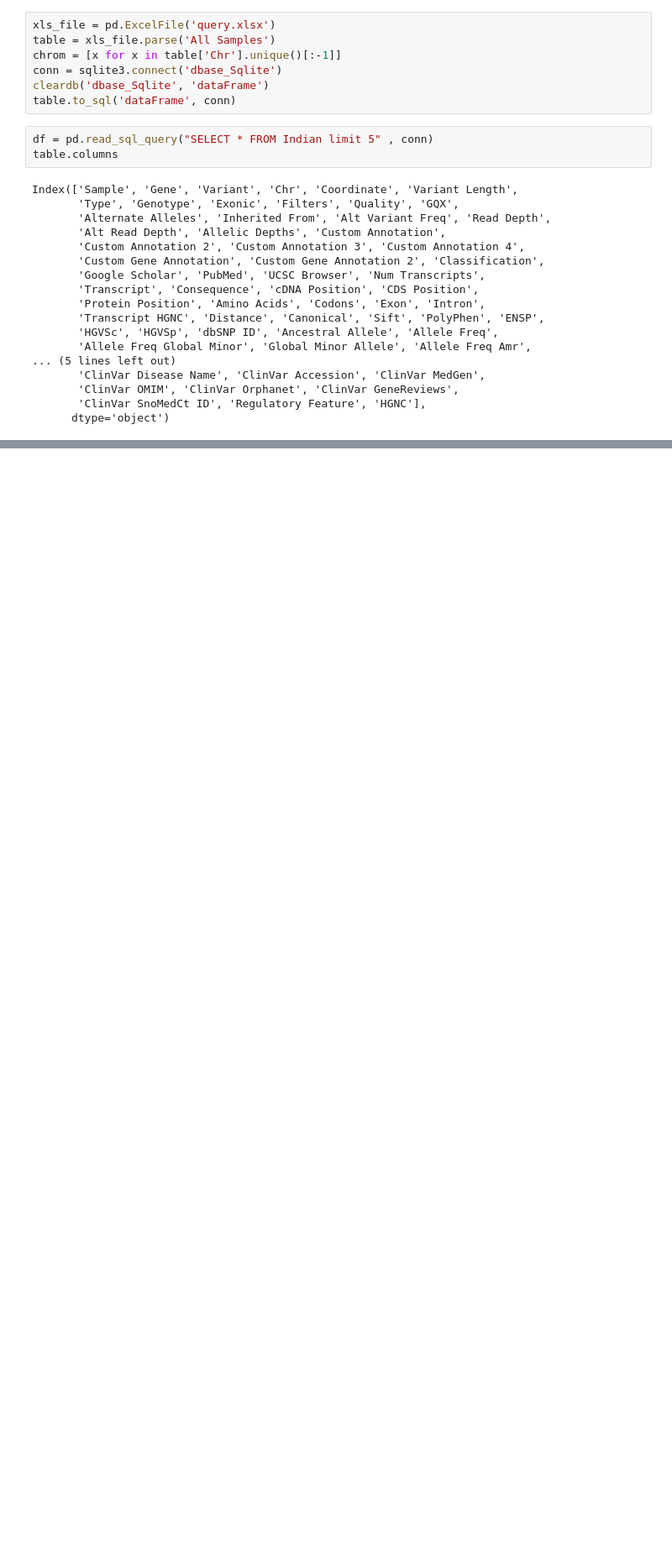
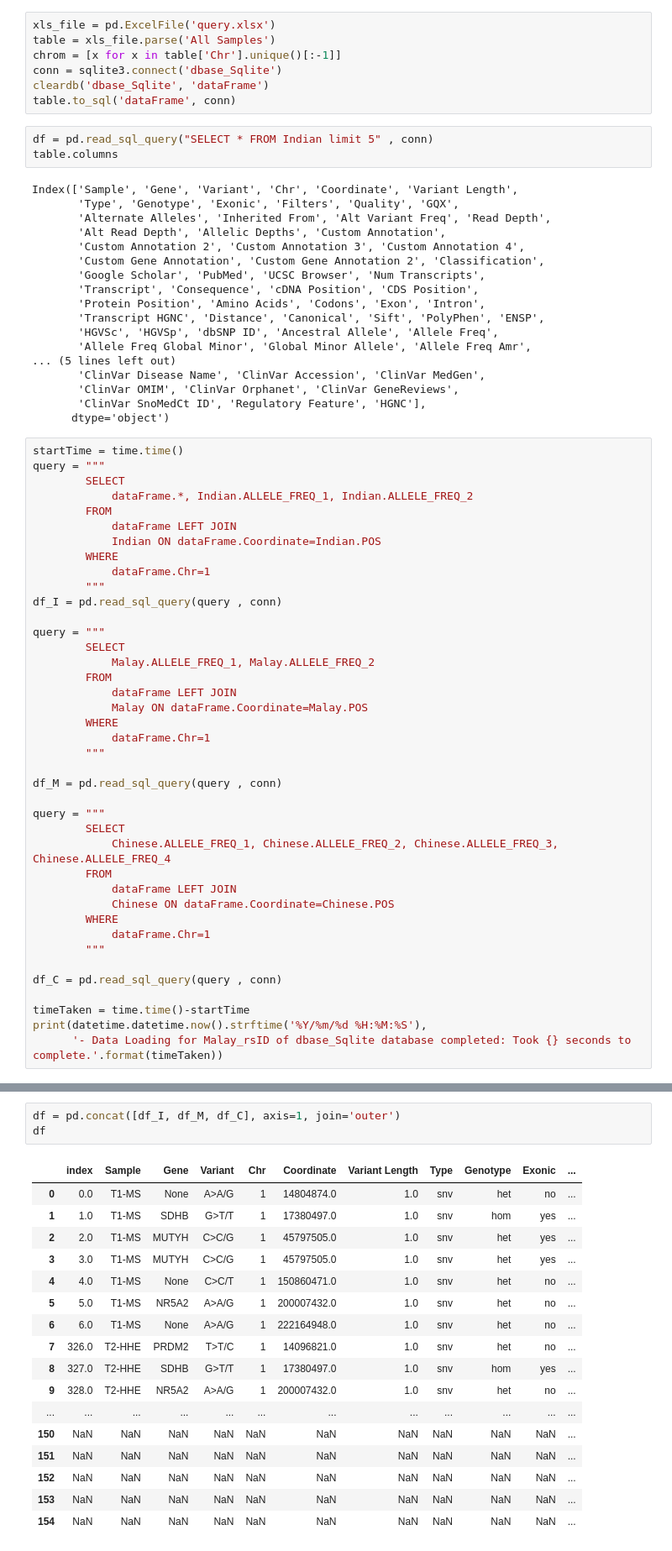
Before and after one commit to hkailee/GenoSpark, a Jupyter notebook: query.ipynb, the cells around one changed output, grey strips where cells are left out. Shown: that part at 84% size. Saved outputs shown, nothing was run; the diff lists cells and outputs as text; blank space fills up the shorter version.

```diff
--- a/query.ipynb
+++ b/query.ipynb
@@ -30,3 +30,43 @@ Index(['Sample', 'Gene', 'Variant', 'Chr', 'Coordinate', 'Variant Length',
        'ClinVar OMIM', 'ClinVar Orphanet', 'ClinVar GeneReviews',
        'ClinVar SnoMedCt ID', 'Regulatory Feature', 'HGNC'],
       dtype='object')
+# %%
+startTime = time.time()
+query = """
+        SELECT
+            dataFrame.*, Indian.ALLELE_FREQ_1, Indian.ALLELE_FREQ_2
+        FROM
+            dataFrame LEFT JOIN
+            Indian ON dataFrame.Coordinate=Indian.POS
+        WHERE
+            dataFrame.Chr=1
+        """
+df_I = pd.read_sql_query(query , conn)
+
+query = """
+        SELECT
+            Malay.ALLELE_FREQ_1, Malay.ALLELE_FREQ_2
+        FROM
+            dataFrame LEFT JOIN
+            Malay ON dataFrame.Coordinate=Malay.POS
+        WHERE
+            dataFrame.Chr=1
+        """
+
+df_M = pd.read_sql_query(query , conn)
+
+query = """
+        SELECT
+            Chinese.ALLELE_FREQ_1, Chinese.ALLELE_FREQ_2, Chinese.ALLELE_FREQ_3, Chinese.ALLELE_FREQ_4
+        FROM
+            dataFrame LEFT JOIN
+            Chinese ON dataFrame.Coordinate=Chinese.POS
+        WHERE
+            dataFrame.Chr=1
+        """
+
+df_C = pd.read_sql_query(query , conn)
+
+timeTaken = time.time()-startTime
+print(datetime.datetime.now().strftime('%Y/%m/%d %H:%M:%S'),
+      '- Data Loading for Malay_rsID of dbase_Sqlite database completed: Took {} seconds to complete.'.format(timeTaken))
@@ -32,0 +75,21 @@ Index(['Sample', 'Gene', 'Variant', 'Chr', 'Coordinate', 'Variant Length',
+# %%
+df = pd.concat([df_I, df_M, df_C], axis=1, join='outer')
+df
+# %% [output]
+|  | index | Sample | Gene | Variant | Chr | Coordinate | Variant Length | Type | Genotype | Exonic | ... |
+| 0 | 0.0 | T1-MS | None | A>A/G | 1 | 14804874.0 | 1.0 | snv | het | no | ... |
+| 1 | 1.0 | T1-MS | SDHB | G>T/T | 1 | 17380497.0 | 1.0 | snv | hom | yes | ... |
+| 2 | 2.0 | T1-MS | MUTYH | C>C/G | 1 | 45797505.0 | 1.0 | snv | het | yes | ... |
+| 3 | 3.0 | T1-MS | MUTYH | C>C/G | 1 | 45797505.0 | 1.0 | snv | het | yes | ... |
+| 4 | 4.0 | T1-MS | None | C>C/T | 1 | 150860471.0 | 1.0 | snv | het | no | ... |
+| 5 | 5.0 | T1-MS | NR5A2 | A>A/G | 1 | 200007432.0 | 1.0 | snv | het | no | ... |
+| 6 | 6.0 | T1-MS | None | A>A/G | 1 | 222164948.0 | 1.0 | snv | het | no | ... |
+| 7 | 326.0 | T2-HHE | PRDM2 | T>T/C | 1 | 14096821.0 | 1.0 | snv | het | no | ... |
+| 8 | 327.0 | T2-HHE | SDHB | G>T/T | 1 | 17380497.0 | 1.0 | snv | hom | yes | ... |
+| 9 | 328.0 | T2-HHE | NR5A2 | A>A/G | 1 | 200007432.0 | 1.0 | snv | het | no | ... |
+| ... | ... | ... | ... | ... | ... | ... | ... | ... | ... | ... | ... |
+| 150 | NaN | NaN | NaN | NaN | NaN | NaN | NaN | NaN | NaN | NaN | ... |
+| 151 | NaN | NaN | NaN | NaN | NaN | NaN | NaN | NaN | NaN | NaN | ... |
+| 152 | NaN | NaN | NaN | NaN | NaN | NaN | NaN | NaN | NaN | NaN | ... |
+| 153 | NaN | NaN | NaN | NaN | NaN | NaN | NaN | NaN | NaN | NaN | ... |
+| 154 | NaN | NaN | NaN | NaN | NaN | NaN | NaN | NaN | NaN | NaN | ... |
```
Also changed, not shown: parts of 8 cells of this notebook, 2 other files.
